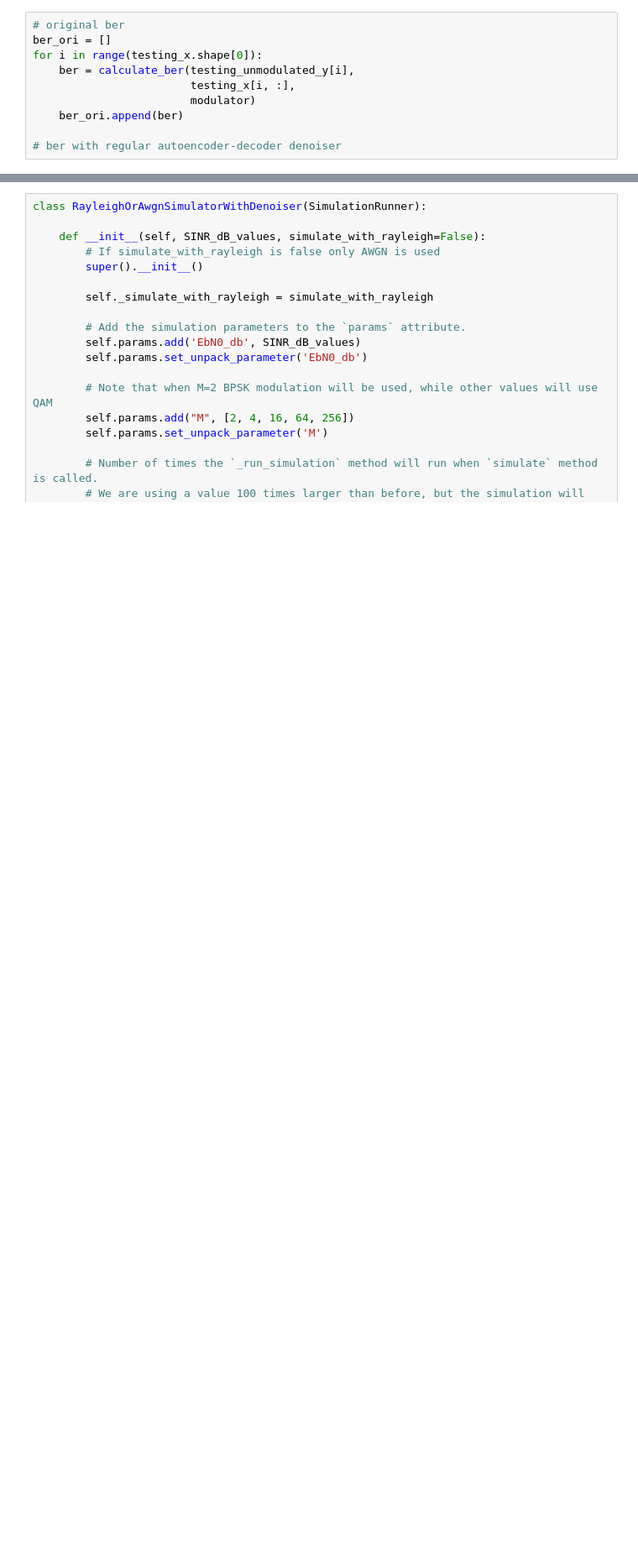
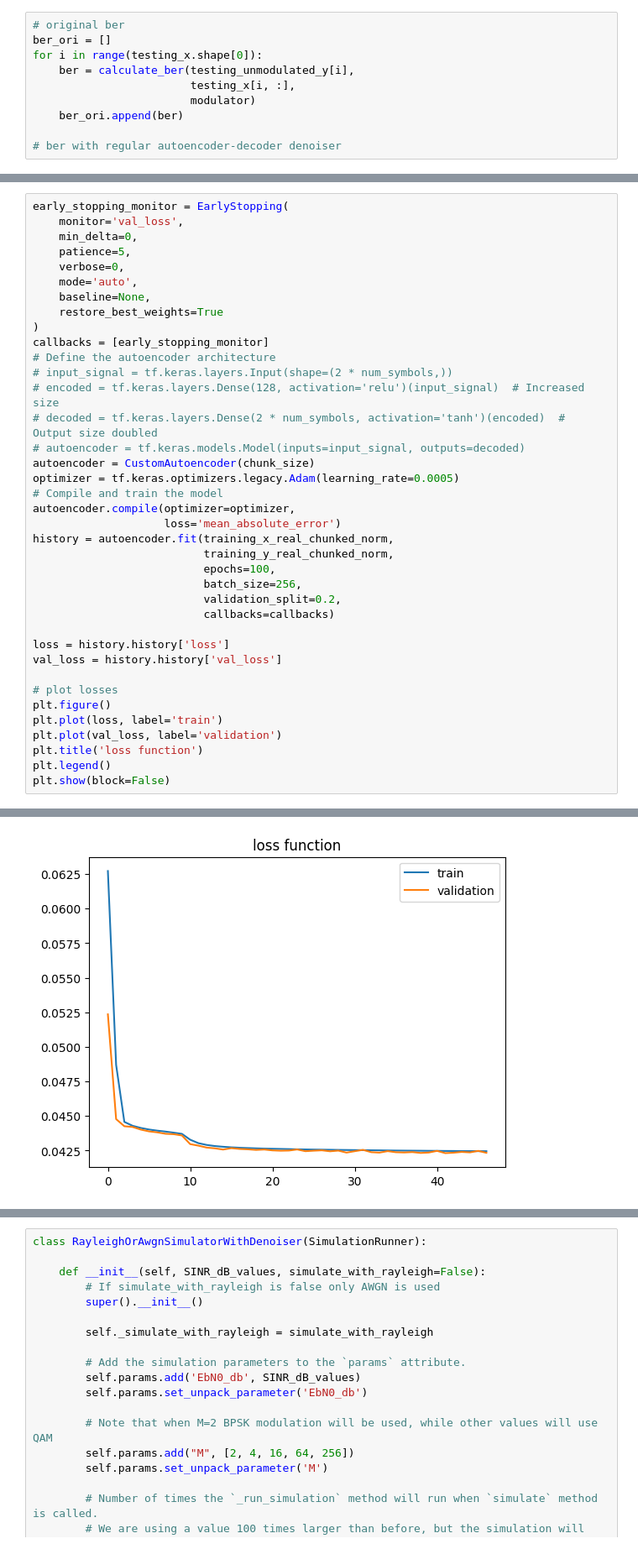
Before and after one commit to eruditus-vir/WirelessRL-Study, a Jupyter notebook: qam_denoise_experiment.ipynb, the cells around one changed output, grey strips where cells are left out. Shown at 84% size. Drawn from its saved outputs; the diff is of its cells as text; blank space fills up the shorter version.

```diff
--- a/qam_denoise_experiment.ipynb
+++ b/qam_denoise_experiment.ipynb
@@ -241,0 +462,39 @@ for i in range(testing_x.shape[0]):
+# %%
+early_stopping_monitor = EarlyStopping(
+    monitor='val_loss',
+    min_delta=0,
+    patience=5,
+    verbose=0,
+    mode='auto',
+    baseline=None,
+    restore_best_weights=True
+)
+callbacks = [early_stopping_monitor]
+# Define the autoencoder architecture
+# input_signal = tf.keras.layers.Input(shape=(2 * num_symbols,))
+# encoded = tf.keras.layers.Dense(128, activation='relu')(input_signal)  # Increased size
+# decoded = tf.keras.layers.Dense(2 * num_symbols, activation='tanh')(encoded)  # Output size doubled
+# autoencoder = tf.keras.models.Model(inputs=input_signal, outputs=decoded)
+autoencoder = CustomAutoencoder(chunk_size)
+optimizer = tf.keras.optimizers.legacy.Adam(learning_rate=0.0005)
+# Compile and train the model
+autoencoder.compile(optimizer=optimizer,
+                    loss='mean_absolute_error')
+history = autoencoder.fit(training_x_real_chunked_norm,
+                          training_y_real_chunked_norm,
+                          epochs=100,
+                          batch_size=256,
+                          validation_split=0.2,
+                          callbacks=callbacks)
+
+loss = history.history['loss']
+val_loss = history.history['val_loss']
+
+# plot losses
+plt.figure()
+plt.plot(loss, label='train')
+plt.plot(val_loss, label='validation')
+plt.title('loss function')
+plt.legend()
+plt.show(block=False)
+# %% [output]
@@ -242,3 +518,4 @@ for i in range(testing_x.shape[0]):
+[figure, added]
 # %%
 # ber with autoencoder-decoder denoiser
 ber_auto = []
```
Also changed, not shown: parts of 36 cells of this notebook.
